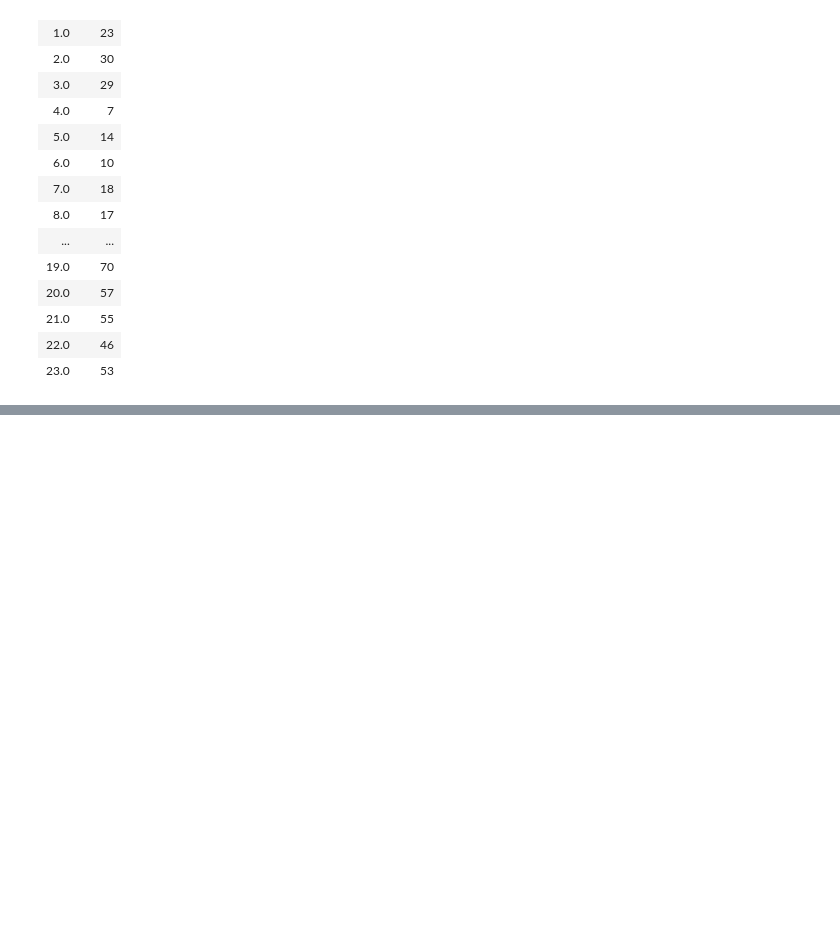
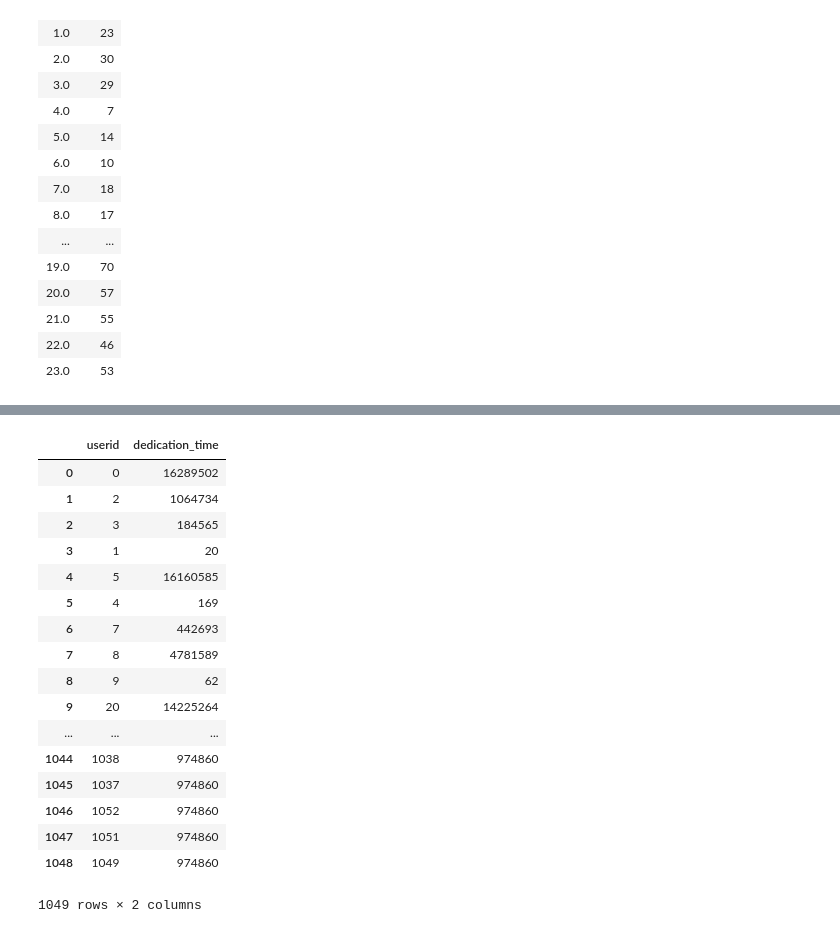
Before and after one commit to GETUCHALA20/Moodle-Educational-Data-Log-Analysis, a Jupyter notebook: moodle analysis.ipynb, the cells around one changed output, grey strips where cells are left out. Saved outputs shown, nothing was run; the diff lists cells and outputs as text; code cells hidden in the pictures; blank space fills up the shorter version.

```diff
--- a/moodle analysis.ipynb
+++ b/moodle analysis.ipynb
@@ -55,5 +5,0 @@ conn = engine.connect()
-# %%
-# Count number of tables in the databases
-number_of_tables = conn.execute("SELECT count(*) FROM INFORMATION_SCHEMA.TABLES WHERE TABLE_SCHEMA = 'public';")
-for row in number_of_tables:
-    print(row)
@@ -164,7 +115,3 @@ FROM mdl_logstore_standard_log where action='submitted' AND component like '%qui
 | 21.0 | 55 |
 | 22.0 | 46 |
 | 23.0 | 53 |
-# %%
-def create_pandas_table(sql_query, database = conn):
-    table = pd.read_sql_query(sql_query, database)
-    return table
@@ -186,9 +117,0 @@ mdl_user.shape
-# %%
-mdl_logstore_standard_log = create_pandas_table("SELECT * FROM mdl_logstore_standard_log;")
-mdl_context = create_pandas_table("SELECT * FROM mdl_context;")
-mdl_course = create_pandas_table("SELECT * FROM mdl_course;")
-mdl_modules = create_pandas_table("SELECT * FROM mdl_modules;")
-mdl_course_modules = create_pandas_table("SELECT * FROM mdl_course_modules;")
-mdl_course_modules_completion = create_pandas_table("SELECT * FROM mdl_course_modules_completion;")
-mdl_grade_items = create_pandas_table("SELECT * FROM mdl_grade_items;")
-mdl_grade_grades = create_pandas_table("SELECT * FROM mdl_grade_grades;")
@@ -239,0 +274,2 @@ print(mdl_grade_grades.shape)
+# %%
+etl = ETL('postgres','root','localhost','moodle')
@@ -239,0 +278,21 @@ print(mdl_grade_grades.shape)
+# %%
+etl.dedication_time()
+# %% [output]
+|  | userid | dedication_time |
+| 0 | 0 | 16289502 |
+| 1 | 2 | 1064734 |
+| 2 | 3 | 184565 |
+| 3 | 1 | 20 |
+| 4 | 5 | 16160585 |
+| 5 | 4 | 169 |
+| 6 | 7 | 442693 |
+| 7 | 8 | 4781589 |
+| 8 | 9 | 62 |
+| 9 | 20 | 14225264 |
+| ... | ... | ... |
+| 1044 | 1038 | 974860 |
+| 1045 | 1037 | 974860 |
+| 1046 | 1052 | 974860 |
+| 1047 | 1051 | 974860 |
+| 1048 | 1049 | 974860 |
+1049 rows × 2 columns
```
Also changed, not shown: parts of 25 cells of this notebook.
